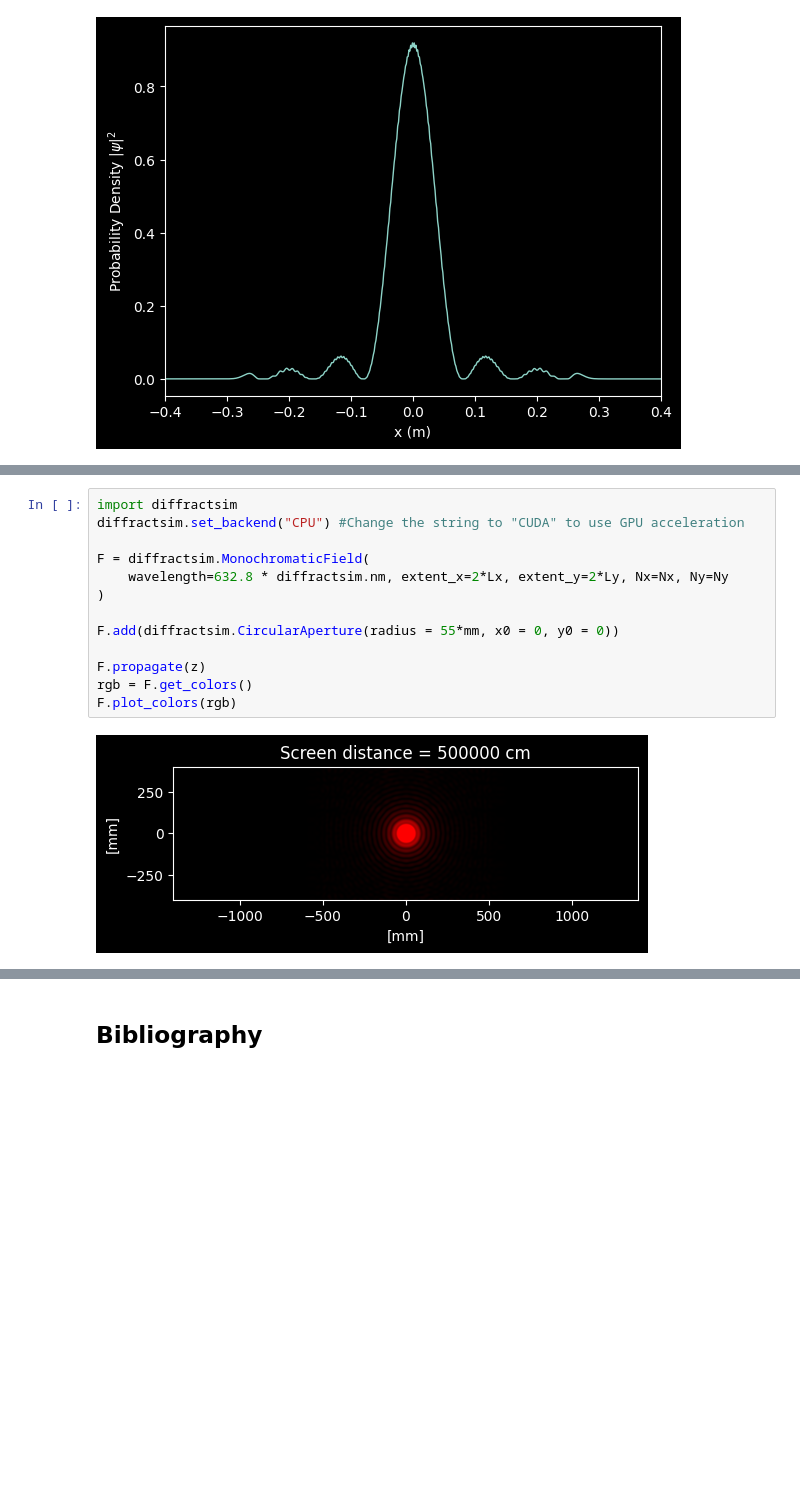
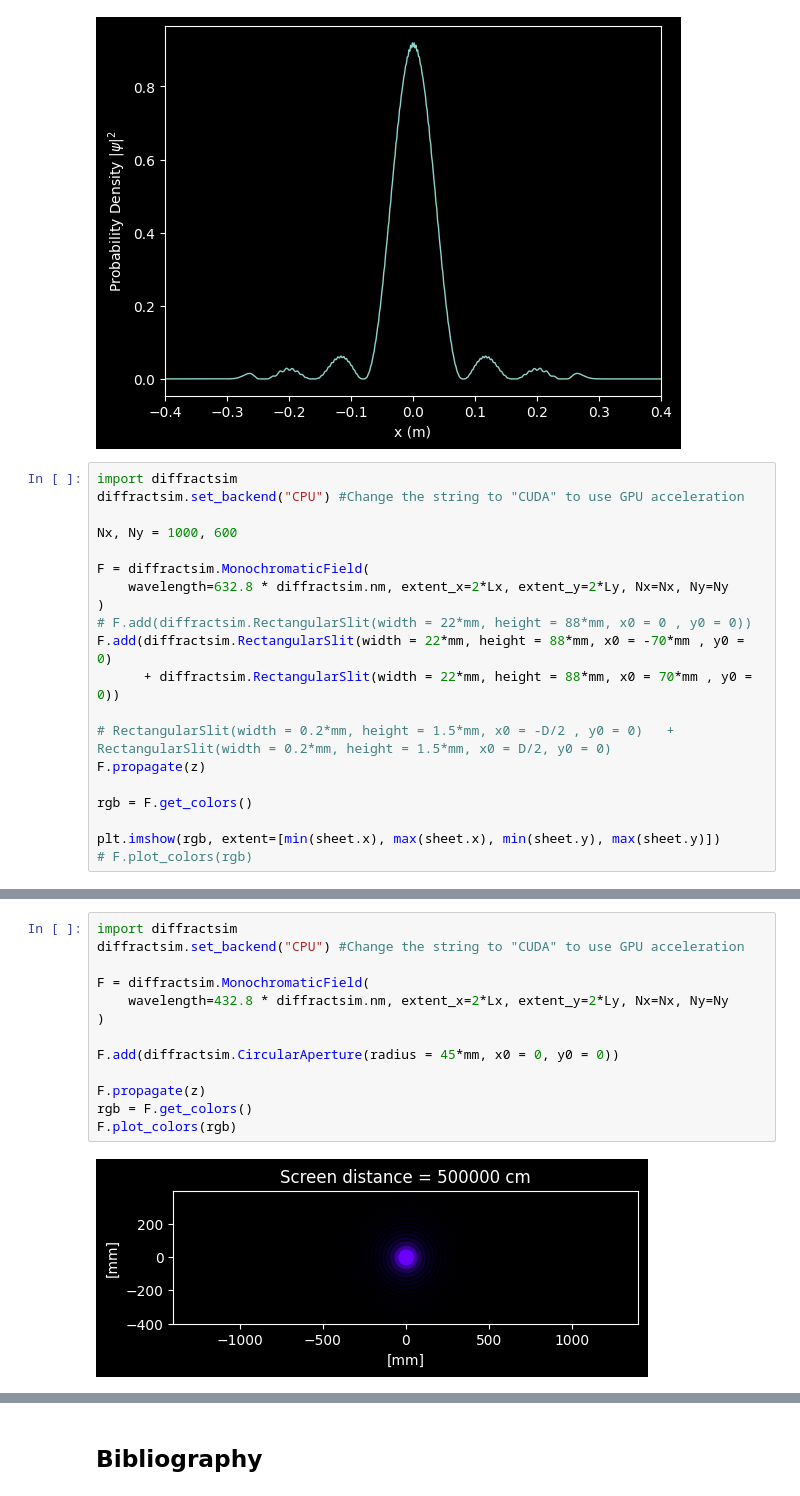
Before and after one commit to MariyaSV78/notebook_Diffraction, a Jupyter notebook: Diffraction.ipynb, the cells around one changed output, grey strips where cells are left out. Drawn from its saved outputs; the diff is of its cells as text; blank space fills up the shorter version.

```diff
--- a/Diffraction.ipynb
+++ b/Diffraction.ipynb
@@ -306,3 +279,23 @@ plt.xlim([-0.4, 0.4])
 # %% [output]
 (-0.4, 0.4)
 [figure]
+# %%
+import diffractsim
+diffractsim.set_backend("CPU") #Change the string to "CUDA" to use GPU acceleration
+
+Nx, Ny = 1000, 600
+
+F = diffractsim.MonochromaticField(
+    wavelength=632.8 * diffractsim.nm, extent_x=2*Lx, extent_y=2*Ly, Nx=Nx, Ny=Ny
+)
+# F.add(diffractsim.RectangularSlit(width = 22*mm, height = 88*mm, x0 = 0 , y0 = 0))
+F.add(diffractsim.RectangularSlit(width = 22*mm, height = 88*mm, x0 = -70*mm , y0 = 0)
+      + diffractsim.RectangularSlit(width = 22*mm, height = 88*mm, x0 = 70*mm , y0 = 0))
+
+# RectangularSlit(width = 0.2*mm, height = 1.5*mm, x0 = -D/2 , y0 = 0)   +   RectangularSlit(width = 0.2*mm, height = 1.5*mm, x0 = D/2, y0 = 0)
+F.propagate(z)
+
+rgb = F.get_colors()
+
+plt.imshow(rgb, extent=[min(sheet.x), max(sheet.x), min(sheet.y), max(sheet.y)])
+# F.plot_colors(rgb)
@@ -309,15 +311,15 @@ plt.xlim([-0.4, 0.4])
 # %%
 import diffractsim
 diffractsim.set_backend("CPU") #Change the string to "CUDA" to use GPU acceleration
 
 F = diffractsim.MonochromaticField(
-    wavelength=632.8 * diffractsim.nm, extent_x=2*Lx, extent_y=2*Ly, Nx=Nx, Ny=Ny
+    wavelength=432.8 * diffractsim.nm, extent_x=2*Lx, extent_y=2*Ly, Nx=Nx, Ny=Ny
 )
 
-F.add(diffractsim.CircularAperture(radius = 55*mm, x0 = 0, y0 = 0))
+F.add(diffractsim.CircularAperture(radius = 45*mm, x0 = 0, y0 = 0))
 
 F.propagate(z)
 rgb = F.get_colors()
 F.plot_colors(rgb)
 # %% [output]
-[figure, old version]
+[figure, new version]
```
Also changed, not shown: parts of 41 cells of this notebook, 36 other files.
